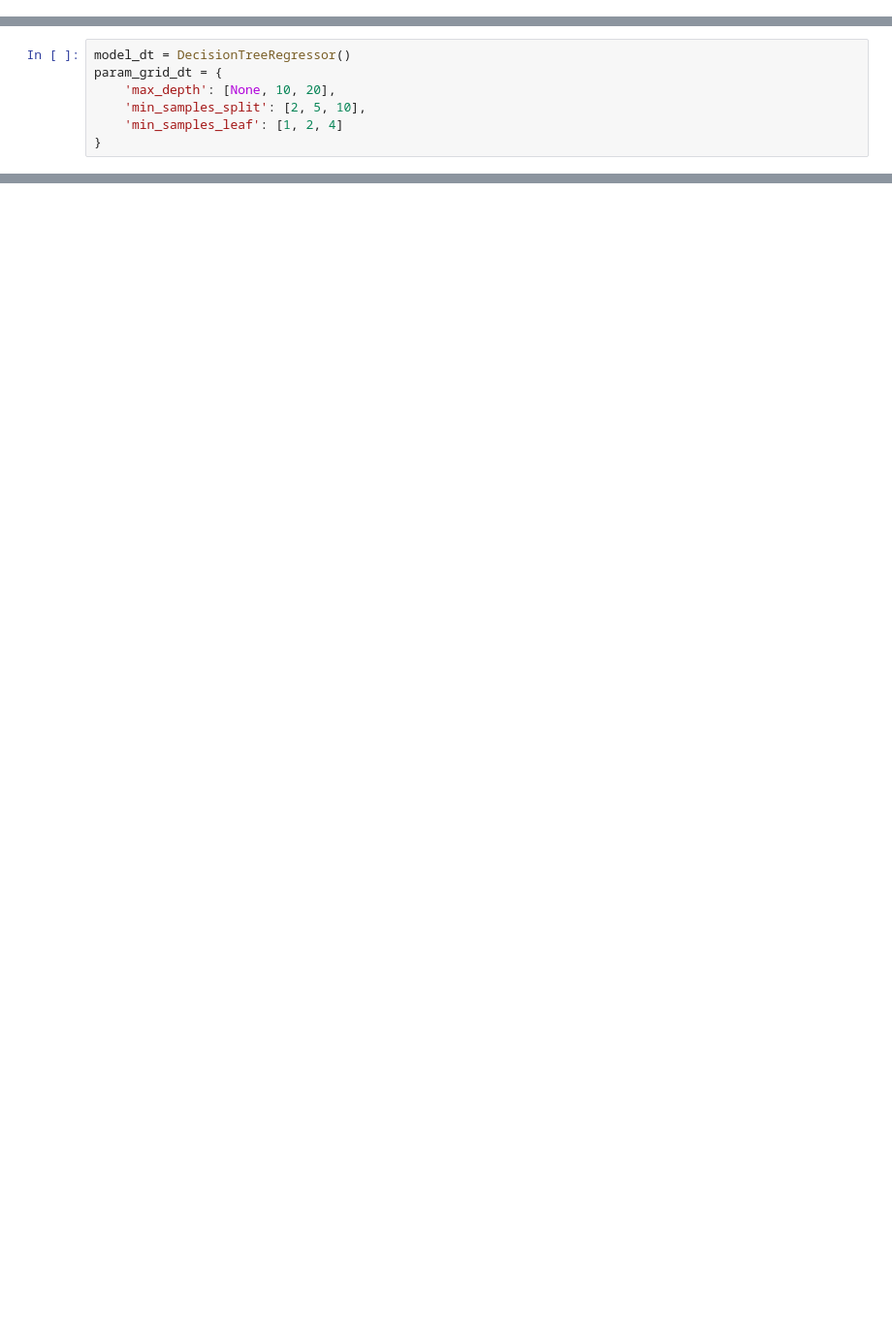
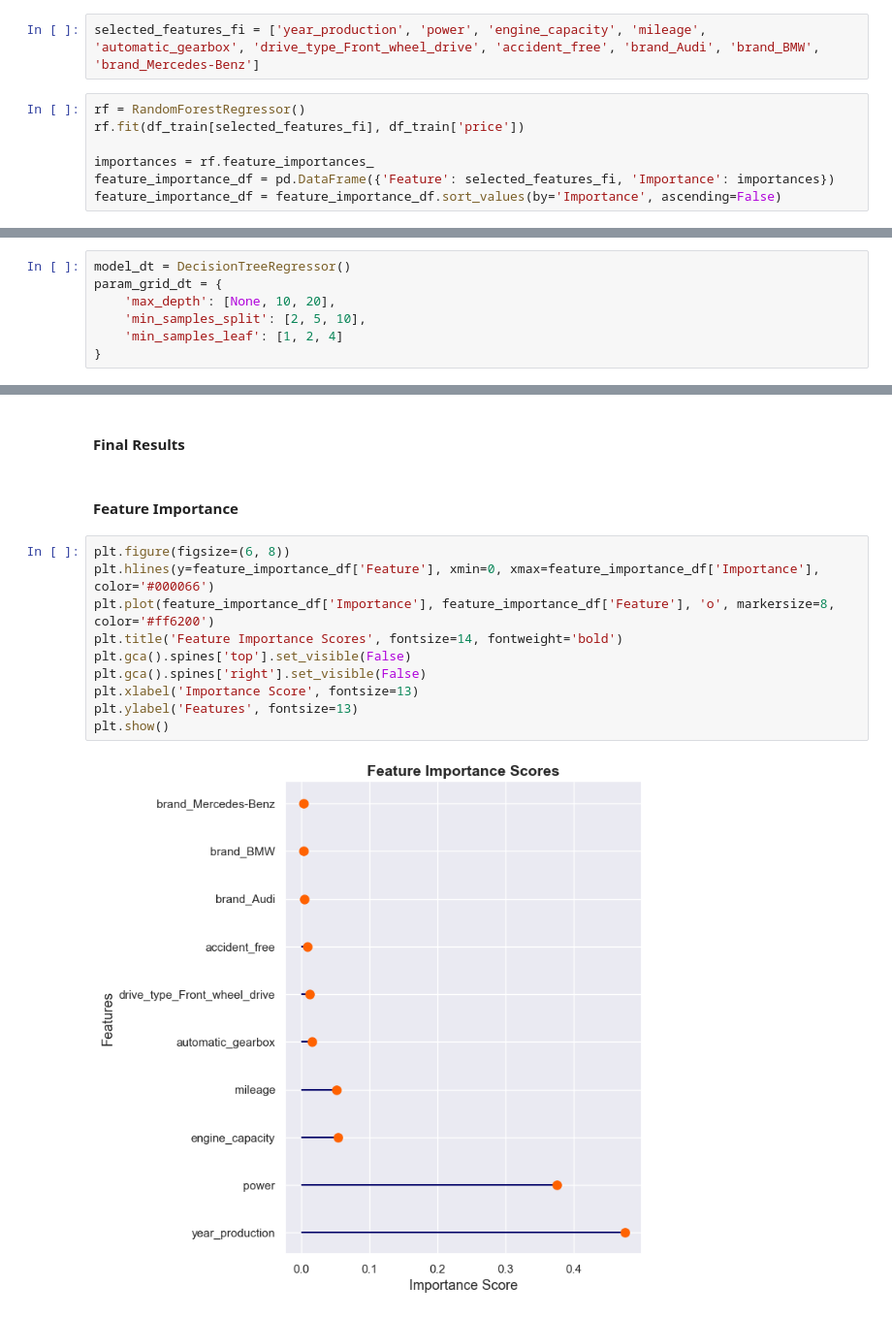
Before and after one commit to KarolinaSolarska/Predictive-Analytics-for-Car-Pricing, a Jupyter notebook: 5_Bottomup.ipynb, the cells around one changed output, grey strips where cells are left out. Shown: that part at 97% size. Cells and saved outputs as stored; diff of their text form; blank space fills up the shorter version.

```diff
--- a/5_Bottomup.ipynb
+++ b/5_Bottomup.ipynb
@@ -112,5 +117,14 @@ df_train, df_test = train_test_split(df, test_size=0.3, random_state=12)
 # %%
 selected_features_fi = select_features(df_train, 'price', method = 'feature_importance', n_features = 10)
+# %%
+selected_features_fi = ['year_production', 'power', 'engine_capacity', 'mileage', 'automatic_gearbox', 'drive_type_Front_wheel_drive', 'accident_free', 'brand_Audi', 'brand_BMW', 'brand_Mercedes-Benz']
+# %%
+rf = RandomForestRegressor()
+rf.fit(df_train[selected_features_fi], df_train['price'])
+
+importances = rf.feature_importances_
+feature_importance_df = pd.DataFrame({'Feature': selected_features_fi, 'Importance': importances})
+feature_importance_df = feature_importance_df.sort_values(by='Importance', ascending=False)
 # %%
 print('Selected features using Feature Importance:', selected_features_fi)
 # %% [output]
@@ -169,0 +254,16 @@ print("Mean Squared Error:", mse)
+# %% [markdown]
+#### Final Results
+# %% [markdown]
+#### Feature Importance
+# %%
+plt.figure(figsize=(6, 8))
+plt.hlines(y=feature_importance_df['Feature'], xmin=0, xmax=feature_importance_df['Importance'], color='#000066')
+plt.plot(feature_importance_df['Importance'], feature_importance_df['Feature'], 'o', markersize=8, color='#ff6200')
+plt.title('Feature Importance Scores', fontsize=14, fontweight='bold')
+plt.gca().spines['top'].set_visible(False)
+plt.gca().spines['right'].set_visible(False)
+plt.xlabel('Importance Score', fontsize=13)
+plt.ylabel('Features', fontsize=13)
+plt.show()
+# %% [output]
+[figure, added]
```
Also changed, not shown: parts of 31 cells of this notebook.
